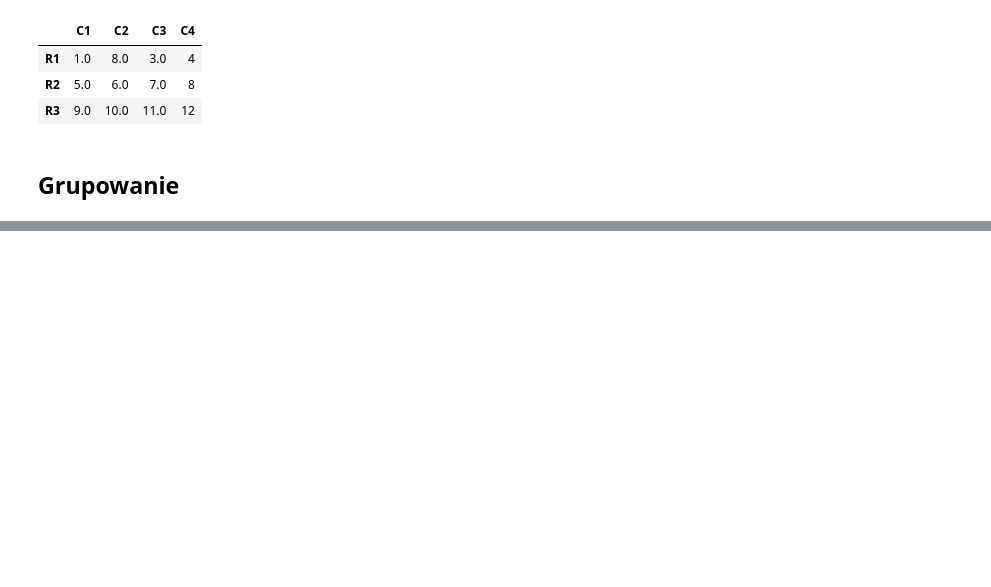
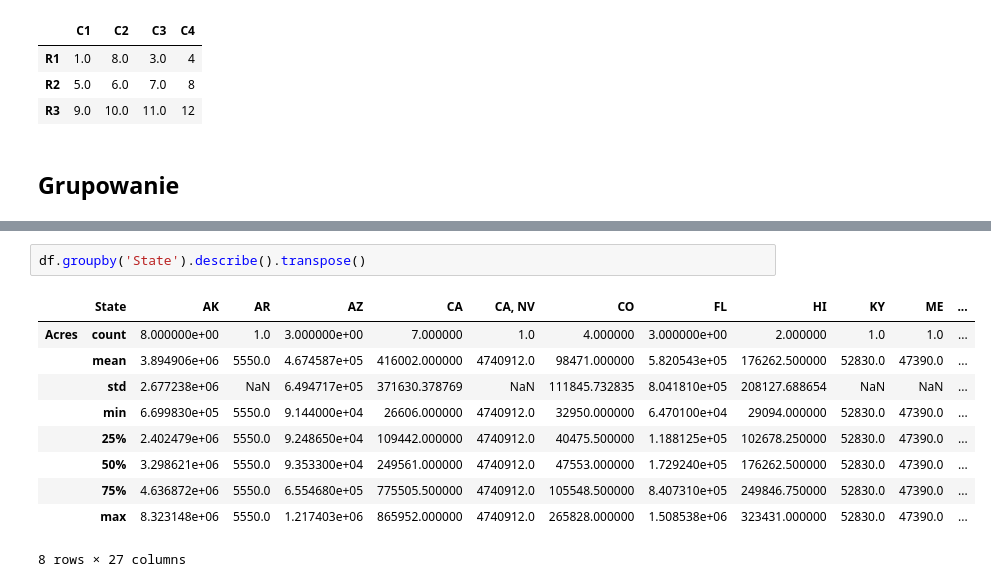
Before and after one commit to trypuz/ai_dla_kazdego, a Jupyter notebook: python_dla_kazdego/python_dla_humanistow.ipynb, the cells around one changed output, grey strips where cells are left out. Cells and saved outputs as stored; diff of their text form; blank space fills up the shorter version.

```diff
--- a/python_dla_kazdego/python_dla_humanistow.ipynb
+++ b/python_dla_kazdego/python_dla_humanistow.ipynb
@@ -2519,0 +2560,13 @@ df.groupby('State').mean()
+# %%
+df.groupby('State').describe().transpose()
+# %% [output]
+|  | State | AK | AR | AZ | CA | CA, NV | CO | FL | HI | KY | ME | ... |
+| Acres | count | 8.000000e+00 | 1.0 | 3.000000e+00 | 7.000000 | 1.0 | 4.000000 | 3.000000e+00 | 2.000000 | 1.0 | 1.0 | ... |
+|  | mean | 3.894906e+06 | 5550.0 | 4.674587e+05 | 416002.000000 | 4740912.0 | 98471.000000 | 5.820543e+05 | 176262.500000 | 52830.0 | 47390.0 | ... |
+|  | std | 2.677238e+06 | NaN | 6.494717e+05 | 371630.378769 | NaN | 111845.732835 | 8.041810e+05 | 208127.688654 | NaN | NaN | ... |
+|  | min | 6.699830e+05 | 5550.0 | 9.144000e+04 | 26606.000000 | 4740912.0 | 32950.000000 | 6.470100e+04 | 29094.000000 | 52830.0 | 47390.0 | ... |
+|  | 25% | 2.402479e+06 | 5550.0 | 9.248650e+04 | 109442.000000 | 4740912.0 | 40475.500000 | 1.188125e+05 | 102678.250000 | 52830.0 | 47390.0 | ... |
+|  | 50% | 3.298621e+06 | 5550.0 | 9.353300e+04 | 249561.000000 | 4740912.0 | 47553.000000 | 1.729240e+05 | 176262.500000 | 52830.0 | 47390.0 | ... |
+|  | 75% | 4.636872e+06 | 5550.0 | 6.554680e+05 | 775505.500000 | 4740912.0 | 105548.500000 | 8.407310e+05 | 249846.750000 | 52830.0 | 47390.0 | ... |
+|  | max | 8.323148e+06 | 5550.0 | 1.217403e+06 | 865952.000000 | 4740912.0 | 265828.000000 | 1.508538e+06 | 323431.000000 | 52830.0 | 47390.0 | ... |
+8 rows × 27 columns
```
Also changed, not shown: parts of 5 cells of this notebook.
